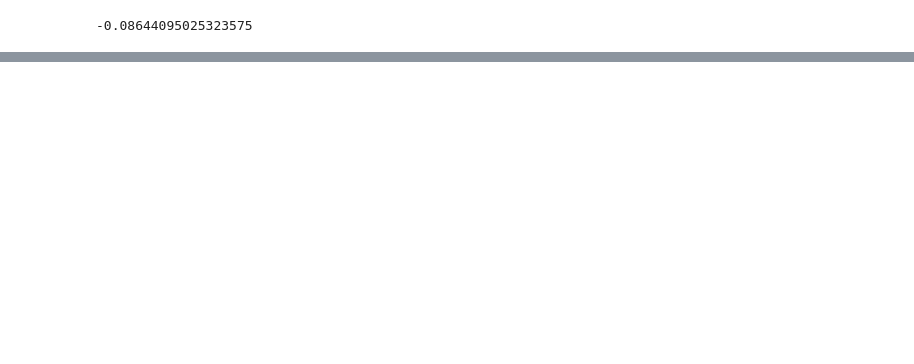
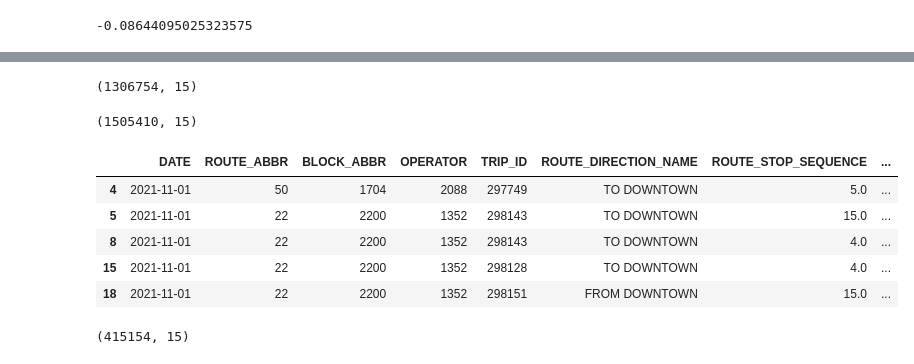
Before and after one commit to NSS-Data-Analytics-Cohort-7/wego-grumpy-concat, a Jupyter notebook: notebook/wego.ipynb, the cells around one changed output, grey strips where cells are left out. Cells and saved outputs as stored; diff of their text form; code cells hidden in the pictures; blank space fills up the shorter version.

Commit message:
still working on nulls

```diff
--- a/notebook/wego.ipynb
+++ b/notebook/wego.ipynb
@@ -437,0 +283,4 @@ make notes/percentages of what we drop and make a note of it.
+# %%
+latenonull.shape
+# %% [output]
+(1306754, 15)
@@ -437,0 +300,20 @@ make notes/percentages of what we drop and make a note of it.
+# %%
+late.shape
+
+##1,306,754 - steven's greater than 0 without nulls
+# %% [output]
+(1505410, 15)
+# %%
+early = headwaydata[headwaydata['ADHERENCE']>0]
+early.head()
+# %% [output]
+|  | DATE | ROUTE_ABBR | BLOCK_ABBR | OPERATOR | TRIP_ID | ROUTE_DIRECTION_NAME | ROUTE_STOP_SEQUENCE | ... |
+| 4 | 2021-11-01 | 50 | 1704 | 2088 | 297749 | TO DOWNTOWN | 5.0 | ... |
+| 5 | 2021-11-01 | 22 | 2200 | 1352 | 298143 | TO DOWNTOWN | 15.0 | ... |
+| 8 | 2021-11-01 | 22 | 2200 | 1352 | 298143 | TO DOWNTOWN | 4.0 | ... |
+| 15 | 2021-11-01 | 22 | 2200 | 1352 | 298128 | TO DOWNTOWN | 4.0 | ... |
+| 18 | 2021-11-01 | 22 | 2200 | 1352 | 298151 | FROM DOWNTOWN | 15.0 | ... |
+# %%
+early.shape
+# %% [output]
+(415154, 15)
```
Also changed, not shown: parts of 36 cells of this notebook.
